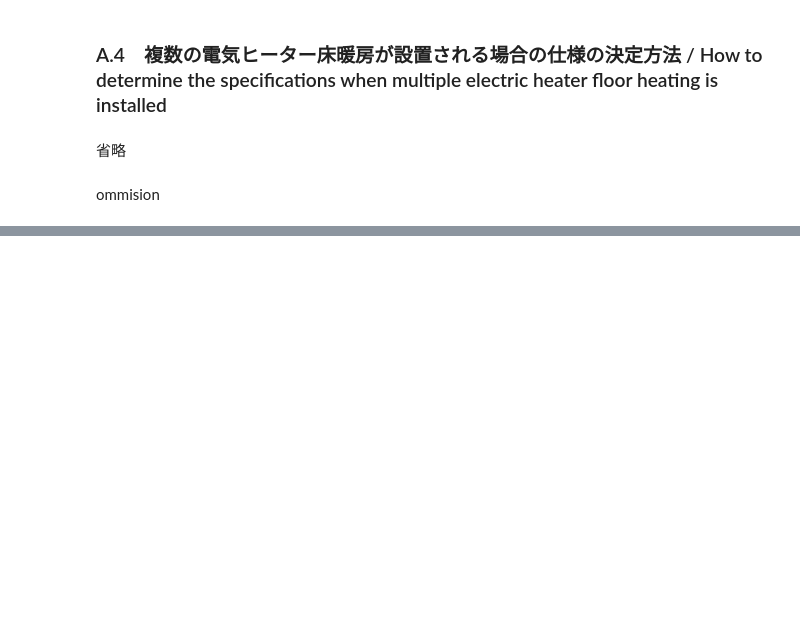
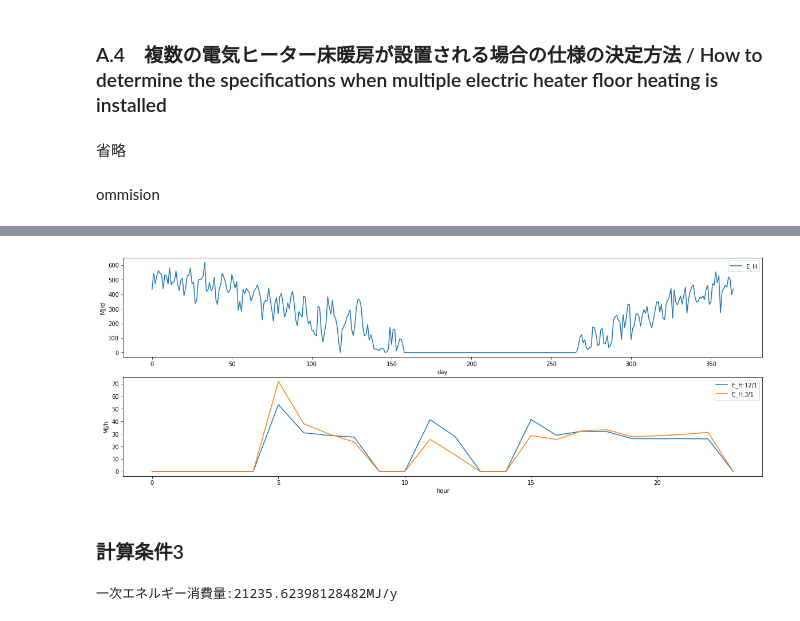
Before and after one commit to BRI-EES-House/Logic-EES-WEB, a Jupyter notebook: s04_05_electric_floor_heating.ipynb, the cells around one changed output, grey strips where cells are left out. Drawn from its saved outputs; the diff is of its cells as text; code cells hidden in the pictures; blank space fills up the shorter version.

```diff
--- a/s04_05_electric_floor_heating.ipynb
+++ b/s04_05_electric_floor_heating.ipynb
@@ -207,0 +405,15 @@ ommision
+# %%
+get_each_graph(E_H_d_t_2)
+# %% [output]
+[figure, added]
+# %% [markdown]
+### 計算条件3
+# %%
+param = {"region": 6, "A_A": 90, "A_MR": 25, "A_OR": 40, "A_env": 250, "U_A": 0.87, "eta_A_H": 4.3, "eta_A_C": 2.8}
+H_MR = {'type': '電気ヒーター床暖房', "r_Af": 0.4, "r_up": 0.95}
+H_OR = None
+i = 1
+
+E_H_d_t_3 = calc_results(param, H_MR, H_OR, i)
+# %% [output]
+一次エネルギー消費量:21235.62398128482MJ/y
```
Also changed, not shown: parts of 33 cells of this notebook.
